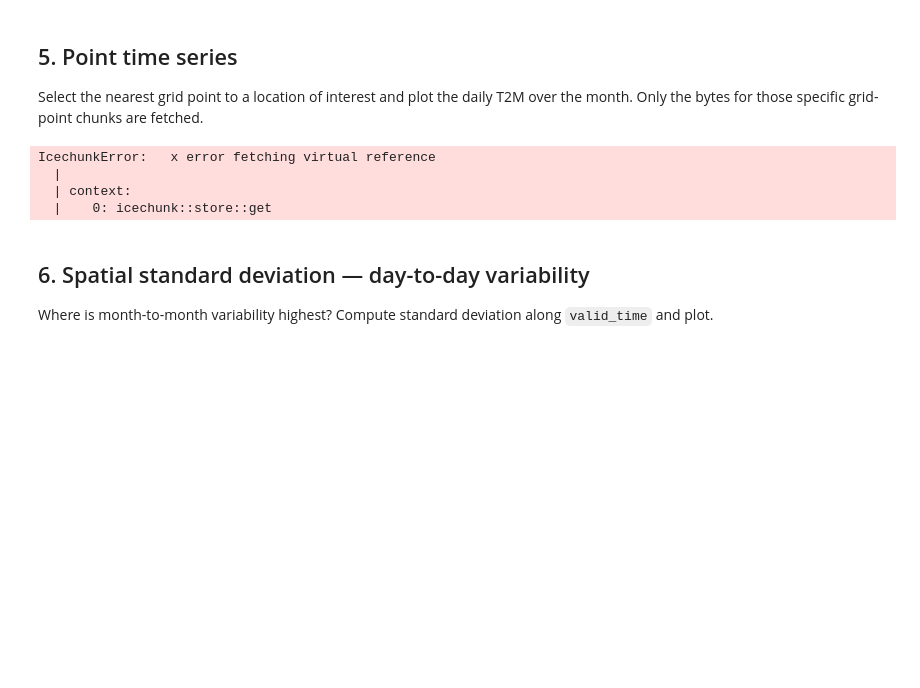
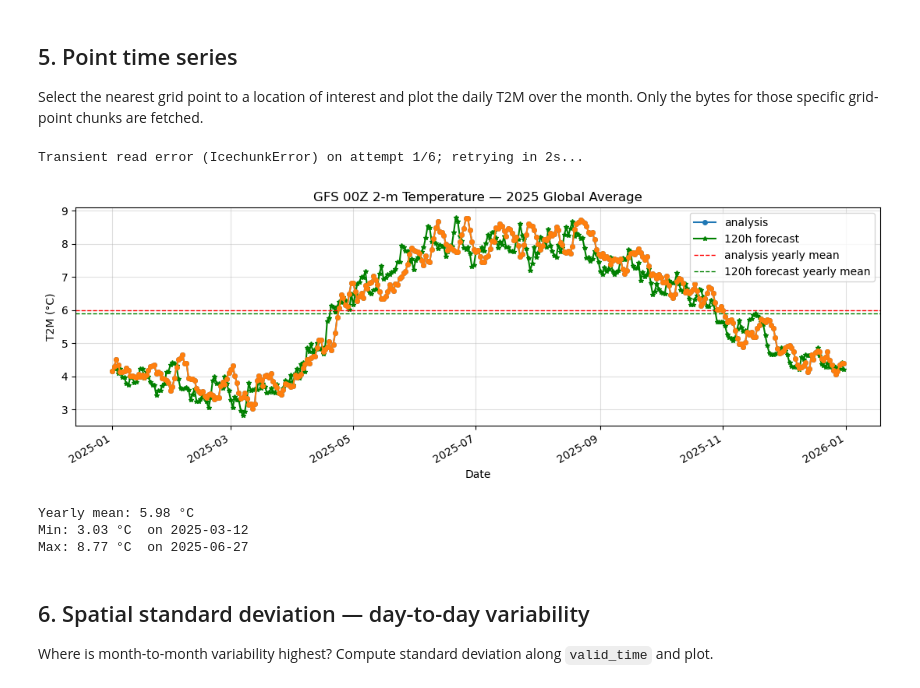
Before and after one commit to NOAA-MDL/grib2io, a Jupyter notebook: demos/gfs_monthly_t2m.ipynb, the cells around one changed output. Saved outputs shown, nothing was run; the diff lists cells and outputs as text; code cells hidden in the pictures; blank space fills up the shorter version.

```diff
--- a/demos/gfs_monthly_t2m.ipynb
+++ b/demos/gfs_monthly_t2m.ipynb
@@ -223,51 +321,66 @@ T2M over the month.  Only the bytes for those specific grid-point chunks
 are fetched.
 # %%
 # Location of interest (change as desired)
-TARGET_LAT = 40.71  # New York City
+TARGET_LAT = 40.71   # New York City
 TARGET_LON = -74.01  # (negative = West)
 
-lats = t2m_monthly.coords.get("latitude", t2m_monthly.coords.get("y", None))
+# Reuse retry helper if Cell 4 was run; otherwise provide a local fallback.
+if "compute_with_retries" not in globals():
+    import time
+
+    def compute_with_retries(arr, *, max_attempts=6, base_sleep=2):
+        for attempt in range(1, max_attempts + 1):
+            try:
+                return arr.compute()
+            except Exception as exc:
+                msg = str(exc).lower()
+                transient = (
+                    "icechunkerror" in type(exc).__name__.lower()
+                    or "timeout" in msg
+                    or "timed out" in msg
+                    or "connect" in msg
+                )
+                if (not transient) or attempt == max_attempts:
+                    raise
+                sleep_s = base_sleep ** attempt
+                print(
+                    f"Transient read error ({type(exc).__name__}) on attempt "
+                    f"{attempt}/{max_attempts}; retrying in {sleep_s}s..."
+                )
+                time.sleep(sleep_s)
+
+lats = t2m_monthly.coords.get("latitude",  t2m_monthly.coords.get("y",  None))
 lons = t2m_monthly.coords.get("longitude", t2m_monthly.coords.get("x", None))
 
-# if lats is not None and lons is not None:
-#     # If longitude is stored 0-360, wrap target
-#     if float(lons.min()) >= 0 and TARGET_LON < 0:
-#         TARGET_LON += 360.0
-#     ts = t2m_monthly.sel(
-#         {lats.name: TARGET_LAT, lons.name: TARGET_LON},
-#         method="nearest"
-#     ).compute()
-# else:
-#     # Fallback: pick centre pixel
-#     ny, nx = t2m_monthly.shape[-2], t2m_monthly.shape[-1]
-#     ts = t2m_monthly.isel(y=ny // 2, x=nx // 2).compute()
-ts = t2m_monthly.chunk({"valid_time": 16}).mean("x").mean("y").compute()
-ts120 = t2m120.chunk({"valid_time": 16}).mean("x").mean("y").compute()
+# Compute 1-D global-mean time series with retries and moderate time chunking.
+ts = compute_with_retries(t2m_monthly.chunk({"valid_time": 14}).mean("x").mean("y"))
+ts120 = compute_with_retries(t2m120.chunk({"valid_time": 14}).mean("x").mean("y"))
 times = pd.to_datetime(ts.coords["valid_time"].values)
 
 fig, ax = plt.subplots(figsize=(11, 4))
 ax.plot(times, ts.values.ravel(), marker="o", linewidth=1.5, markersize=4, label="analysis")
 ax.plot(times, ts120.values.ravel(), marker="*", color="green", linewidth=1.5, markersize=4, label="120h forecast")
-ax.axhline(float(ts.mean()), color="red", linestyle="--", linewidth=1, label="analysis monthly mean")
-ax.axhline(float(ts120.mean()), color="green", linestyle="--", linewidth=1, label="120h forecast monthly mean")
+ax.axhline(float(ts.mean()), color="red", linestyle="--", linewidth=1, label="analysis yearly mean")
+ax.axhline(float(ts120.mean()), color="green", linestyle="--", linewidth=1, label="120h forecast yearly mean")
 ax.plot(times, ts.values.ravel(), marker="o", linewidth=1.5, markersize=4)
 ax.set_xlabel("Date")
 ax.set_ylabel("T2M (°C)")
-ax.set_title(f"GFS 00Z 2-m Temperature — {MONTH}  (lat≈{TARGET_LAT:.1f}, lon≈{TARGET_LON:.1f})")
+ax.set_title(f"GFS 00Z 2-m Temperature — {PERIOD_LABEL} Global Average")
 ax.legend()
 ax.grid(alpha=0.4)
 fig.autofmt_xdate()
 plt.tight_layout()
 plt.show()
 
-print(f"\nMonthly mean: {float(ts.mean()):.2f} °C")
+print(f"\nYearly mean: {float(ts.mean()):.2f} °C")
 print(f"Min: {float(ts.min()):.2f} °C  on {times[int(ts.argmin())].date()}")
 print(f"Max: {float(ts.max()):.2f} °C  on {times[int(ts.argmax())].date()}")
 # %% [output]
-IcechunkError:   x error fetching virtual reference
-  |
-  | context:
-  |    0: icechunk::store::get
+Transient read error (IcechunkError) on attempt 1/6; retrying in 2s...
+[figure, added]
+Yearly mean: 5.98 °C
+Min: 3.03 °C  on 2025-03-12
+Max: 8.77 °C  on 2025-06-27
 # %% [markdown]
 ## 6. Spatial standard deviation — day-to-day variability
 
```
Also changed, not shown: parts of 8 cells of this notebook, 3 other files.
